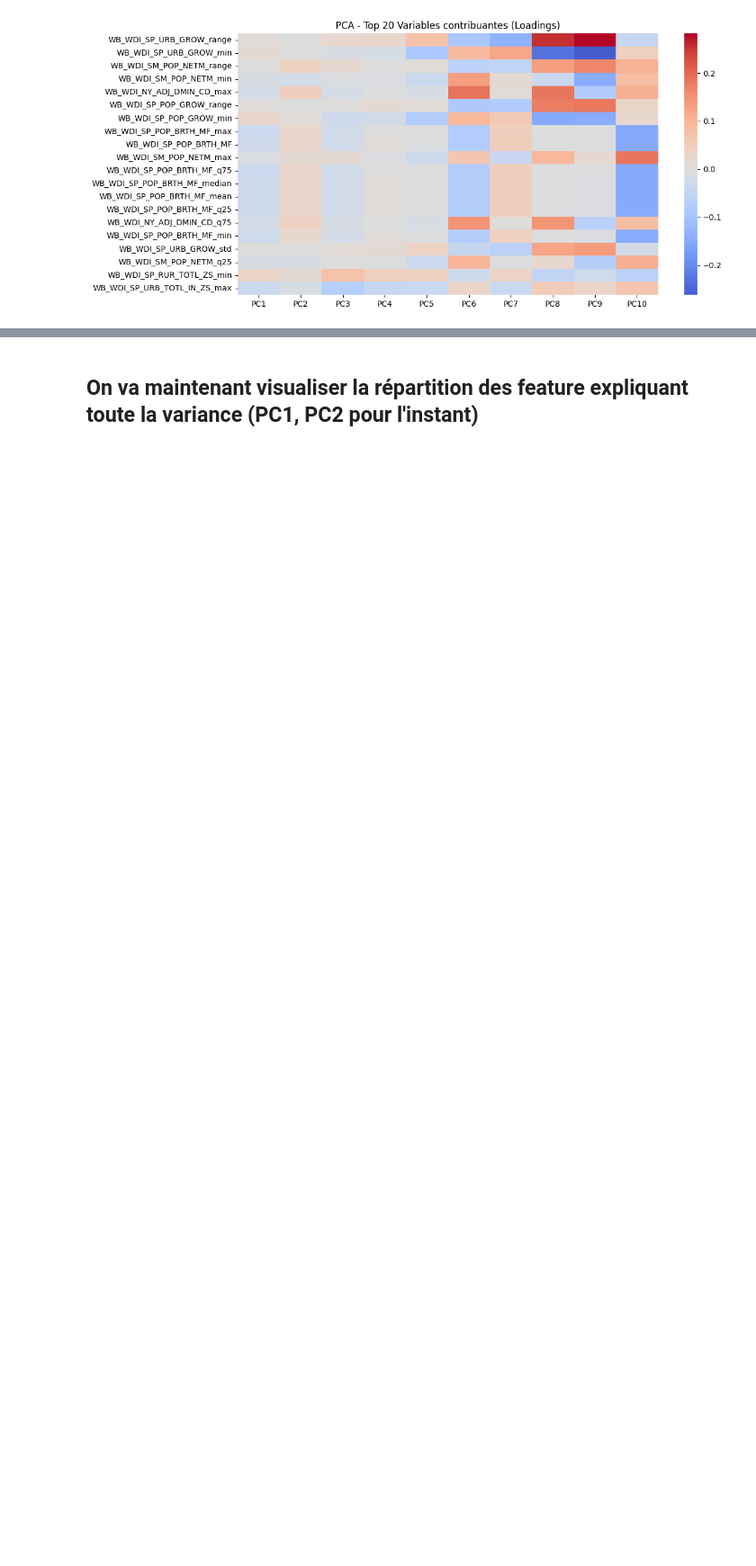
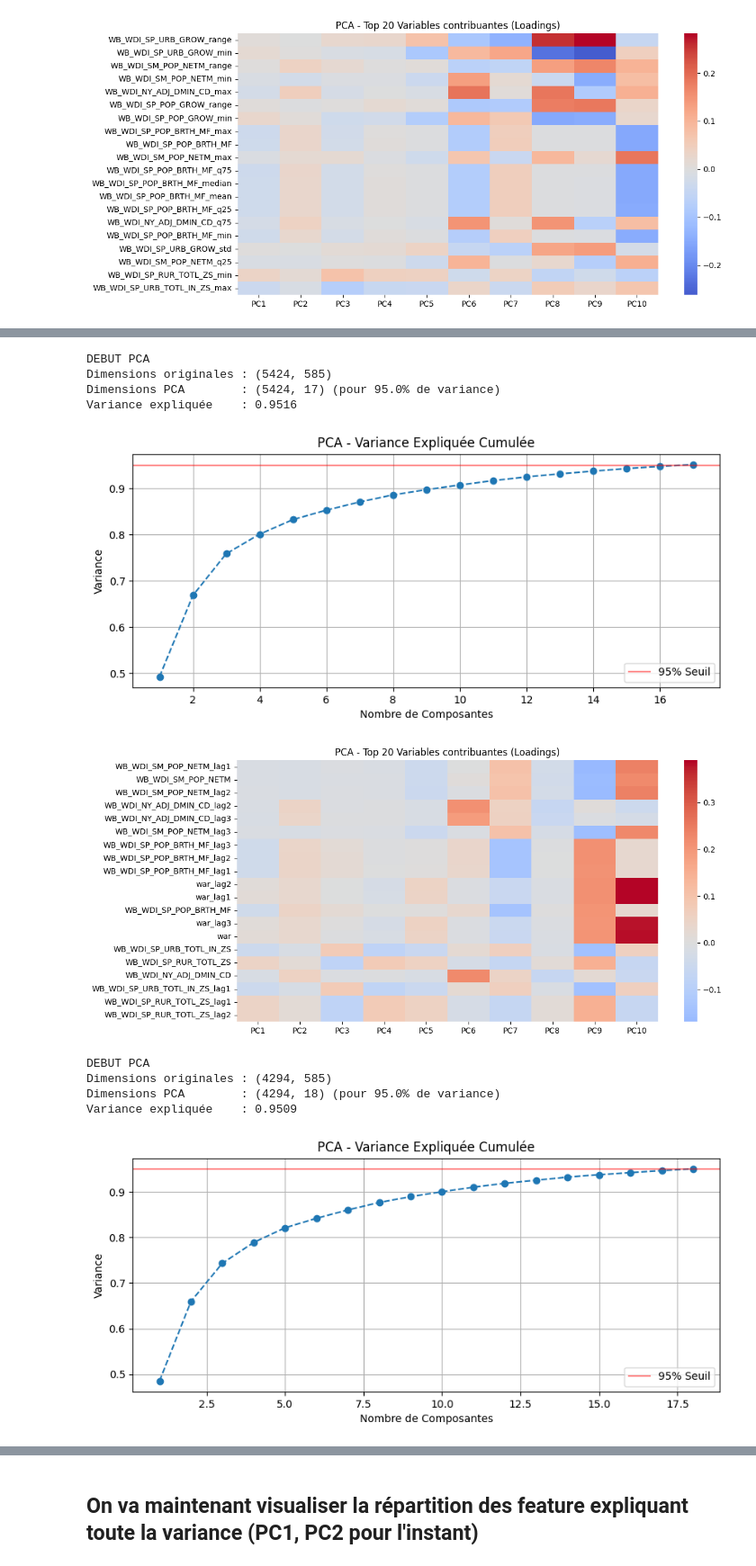
Before and after one commit to RaphaelMld/ConflictPrediction, a Jupyter notebook: timeSeries/preprocessTimeSeries.ipynb, the cells around one changed output, grey strips where cells are left out. Shown at 90% size. Saved outputs shown, nothing was run; the diff lists cells and outputs as text; code cells hidden in the pictures; blank space fills up the shorter version.

```diff
--- a/timeSeries/preprocessTimeSeries.ipynb
+++ b/timeSeries/preprocessTimeSeries.ipynb
@@ -489,6 +454,11 @@ cols_to_scale = [
 
 train_tot_scaledStandard, test_scaledStandard = StandardisationStandard(train_tot_interpolated,test_interpolated, cols_to_scale)
 train_scaledStandard, validation_scaledStandard = StandardisationStandard(train_interpolated,validation_interpolated, cols_to_scale)
+
+# avec lag
+
+train_tot_scaledStandardLag, test_scaledStandardLag = StandardisationStandard(train_tot_interpolatedLag,test_interpolatedLag, cols_to_scale_lag)
+train_scaledStandardLag, validation_scaledStandardLag = StandardisationStandard(train_interpolatedLag,validation_interpolatedLag, cols_to_scale_lag)
 # %%
 ## affichage pour montrer qu'on garde la même distribution avec les outliers, mais en réduisant l'echelle
 col = 'WB_WDI_NY_ADJ_DMIN_CD'
@@ -752,6 +743,22 @@ y_trainPC_tot = train_tot_scaledStandard['war_nextYear']
 
 X_testPC = test_scaledStandard.drop(['war_nextYear', 'REF_AREA', 'TIME_PERIOD'], axis=1)
 y_testPC = test_scaledStandard['war_nextYear']
+
+
+# avec lag sans (rolling window + stats)
+
+X_trainLag = train_scaledStandardLag.drop(['war_nextYear', 'REF_AREA', 'TIME_PERIOD'], axis=1)
+y_trainLag = train_scaledStandardLag['war_nextYear']
+
+X_validationLag = validation_scaledStandardLag.drop(['war_nextYear', 'REF_AREA', 'TIME_PERIOD'], axis=1)
+y_validationLag = validation_scaledStandardLag['war_nextYear']
+
+
+X_trainLag_tot = train_tot_scaledStandardLag.drop(['war_nextYear', 'REF_AREA', 'TIME_PERIOD'], axis=1)
+y_trainLag_tot = train_tot_scaledStandardLag['war_nextYear']
+
+X_testLag = test_scaledStandardLag.drop(['war_nextYear', 'REF_AREA', 'TIME_PERIOD'], axis=1)
+y_testLag = test_scaledStandardLag['war_nextYear']
 # %% [output]
 X_train shape: (4520, 830)
 y_train shape: (4520,)
@@ -886,0 +882,30 @@ Variance expliquée    : 0.9533
+# %%
+# application PCA pour données lag standardisée
+X_train_tot_pcaLag, X_test_pcaLag, pca_modelLag = applyPCA(
+    X_trainLag_tot,
+    X_testLag,
+    cols_to_drop=cols_not_pca,
+    n_components=0.95,
+    verbose=True
+)
+
+
+X_train_pcaLag, X_validation_pcaLag, pca_modelLag = applyPCA(
+    X_trainLag,
+    X_validationLag,
+    cols_to_drop=cols_not_pca,
+    n_components=0.95,
+    verbose=True
+)
+# %% [output]
+DEBUT PCA
+Dimensions originales : (5424, 585)
+Dimensions PCA        : (5424, 17) (pour 95.0% de variance)
+Variance expliquée    : 0.9516
+[figure, added]
+[figure, added]
+DEBUT PCA
+Dimensions originales : (4294, 585)
+Dimensions PCA        : (4294, 18) (pour 95.0% de variance)
+Variance expliquée    : 0.9509
+[figure, added]
```
Also changed, not shown: parts of 33 cells of this notebook.
